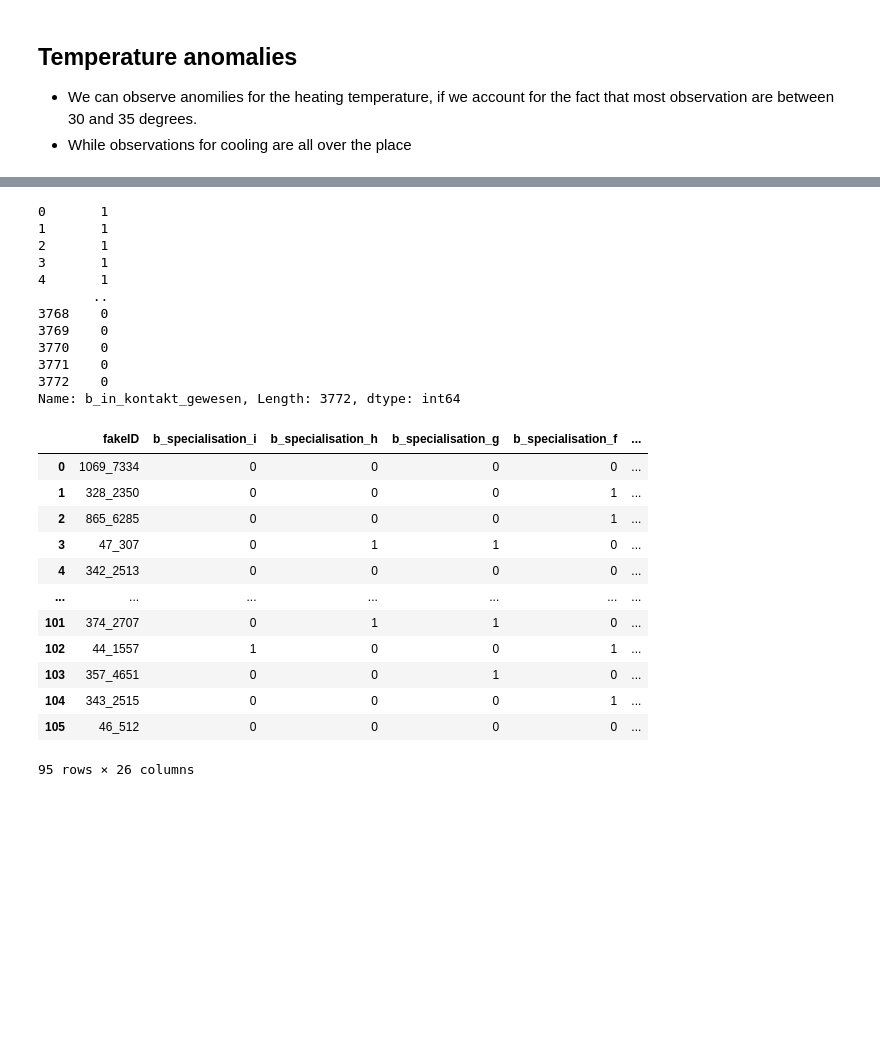
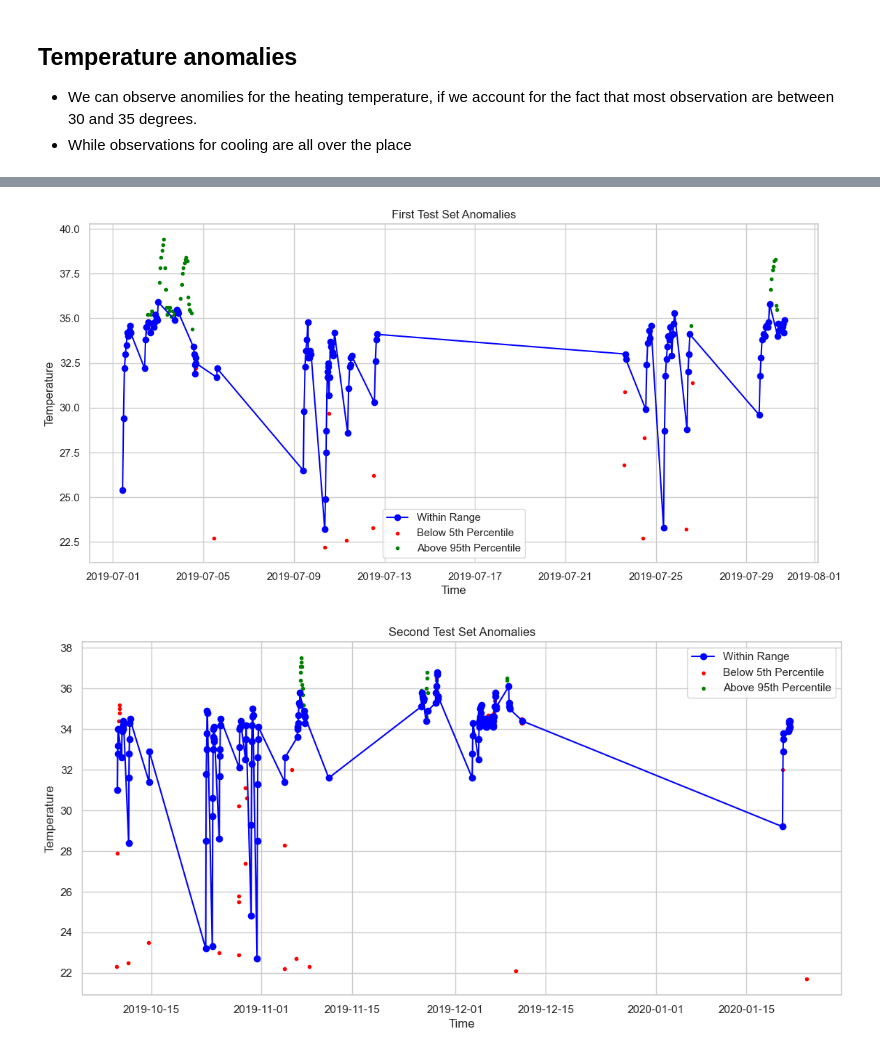
Before and after one commit to captnmarkus/challenge_z, a Jupyter notebook: challenge_z.ipynb, the cells around one changed output, grey strips where cells are left out. Drawn from its saved outputs; the diff is of its cells as text; code cells hidden in the pictures; blank space fills up the shorter version.

```diff
--- a/challenge_z.ipynb
+++ b/challenge_z.ipynb
@@ -677,31 +523,0 @@ df[df['b_in_kontakt_gewesen']==1].b_gekauft_gesamt.mean()
-# %%
-df.b_in_kontakt_gewesen
-# %% [output]
-0       1
-1       1
-2       1
-3       1
-4       1
-       ..
-3768    0
-3769    0
-3770    0
-3771    0
-3772    0
-Name: b_in_kontakt_gewesen, Length: 3772, dtype: int64
-# %%
-df[df['b_in_kontakt_gewesen']==1]
-# %% [output]
-|  | fakeID | b_specialisation_i | b_specialisation_h | b_specialisation_g | b_specialisation_f | ... |
-| 0 | 1069_7334 | 0 | 0 | 0 | 0 | ... |
-| 1 | 328_2350 | 0 | 0 | 0 | 1 | ... |
-| 2 | 865_6285 | 0 | 0 | 0 | 1 | ... |
-| 3 | 47_307 | 0 | 1 | 1 | 0 | ... |
-| 4 | 342_2513 | 0 | 0 | 0 | 0 | ... |
-| ... | ... | ... | ... | ... | ... | ... |
-| 101 | 374_2707 | 0 | 1 | 1 | 0 | ... |
-| 102 | 44_1557 | 1 | 0 | 0 | 1 | ... |
-| 103 | 357_4651 | 0 | 0 | 1 | 0 | ... |
-| 104 | 343_2515 | 0 | 0 | 0 | 1 | ... |
-| 105 | 46_512 | 0 | 0 | 0 | 0 | ... |
-95 rows × 26 columns
@@ -707,0 +540,45 @@ df[df['b_in_kontakt_gewesen']==1]
+# %%
+# create function to mark extreme values
+def mark_extreme_values(row, quantiles):
+    hour = row.name.hour
+    temp = row['temperature']
+    if temp < percentiles.loc[hour, '5th_Percentile']:
+        return 'Below 5th_Percentile'
+    elif temp > percentiles.loc[hour, '95th_Percentile']:
+        return 'Above 95th_Percentile'
+    else:
+        return 'Within Range'
+
+# Apply the function to the first test set
+first_test_data['anomaly'] = first_test_data.apply(lambda row: mark_extreme_values(row, quantiles_named), axis=1)
+
+# Apply the function to the second test set similarly
+second_test_data['anomaly'] = second_test_data.apply(lambda row: mark_extreme_values(row, quantiles_named), axis=1)
+# %%
+# Create anaomily plits
+def plot_with_anomalies(test_data, title):
+
+    normal_data = test_data[test_data['anomaly'] == 'Within Range']
+
+    below_5 = test_data[test_data['anomaly'] == 'Below 5th_Percentile']
+    above_95 = test_data[test_data['anomaly'] == 'Above 95th_Percentile']
+
+    plt.figure(figsize=(12, 6))
+    plt.plot(normal_data.index, normal_data['temperature'], label='Within Range', color='blue', marker='o', linestyle='-')
+    plt.scatter(below_5.index, below_5['temperature'], color='red', label='Below 5th Percentile', marker='.')
+    plt.scatter(above_95.index, above_95['temperature'], color='green', label='Above 95th Percentile', marker='.')
+
+    plt.title(title)
+    plt.xlabel('Time')
+    plt.ylabel('Temperature')
+    plt.legend()
+    plt.show()
+
+# Plot first test set
+plot_with_anomalies(first_test_data, 'First Test Set Anomalies')
+
+# Plot second test set
+plot_with_anomalies(second_test_data, 'Second Test Set Anomalies')
+# %% [output]
+[figure, added]
+[figure, added]
```
Also changed, not shown: parts of 42 cells of this notebook.
